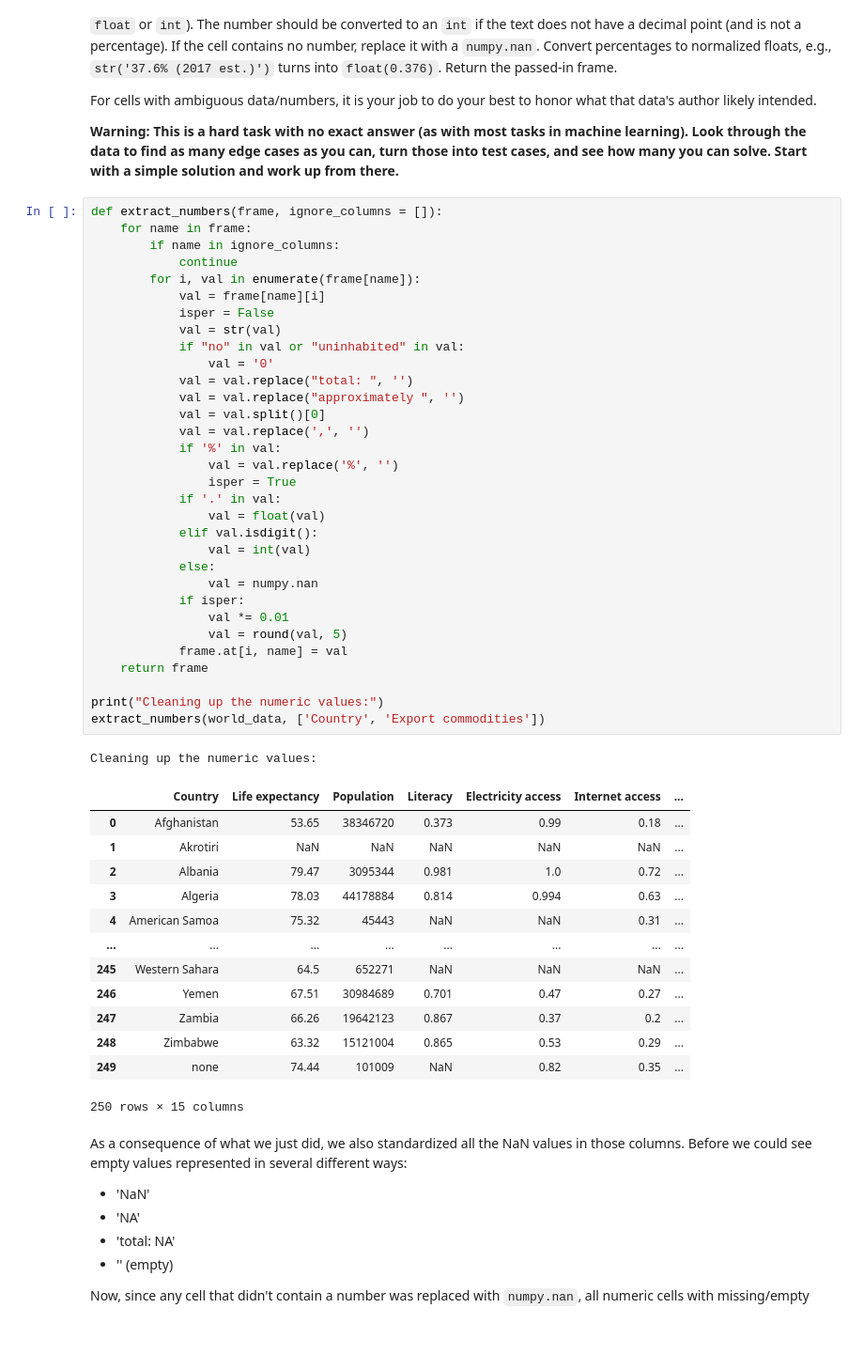
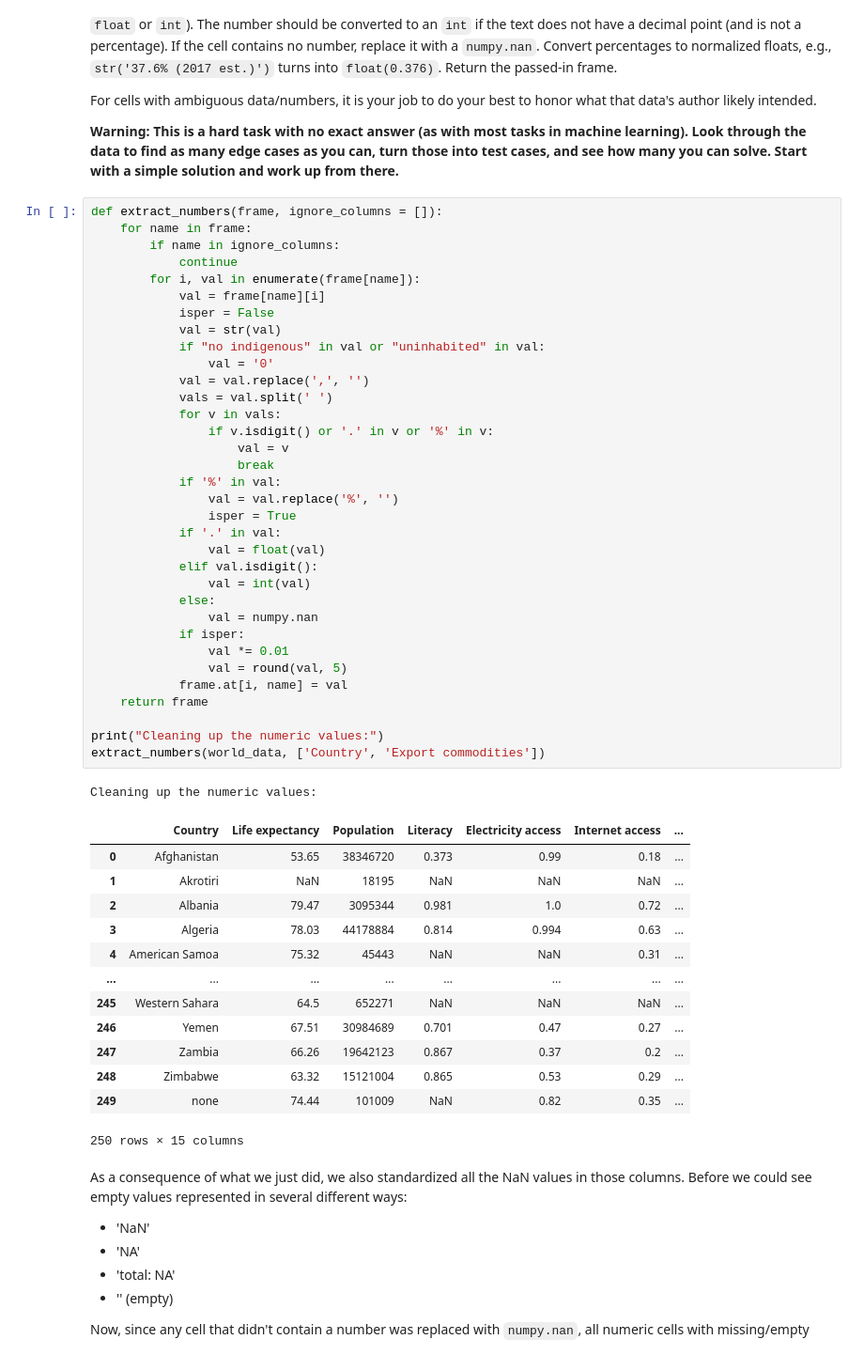
Before and after one commit to MarcusNelhams/HO3, a Jupyter notebook: assignment.ipynb, the cells around one changed output. Shown: that part at 94% size. Cells and saved outputs as stored; diff of their text form.

```diff
--- a/assignment.ipynb
+++ b/assignment.ipynb
@@ -212,38 +212,40 @@ def extract_numbers(frame, ignore_columns = []):
     for name in frame:
         if name in ignore_columns:
             continue
         for i, val in enumerate(frame[name]):
             val = frame[name][i]
             isper = False
             val = str(val)
-            if "no" in val or "uninhabited" in val:
+            if "no indigenous" in val or "uninhabited" in val:
                 val = '0'
-            val = val.replace("total: ", '')
-            val = val.replace("approximately ", '')
-            val = val.split()[0]
             val = val.replace(',', '')
+            vals = val.split(' ')
+            for v in vals:
+                if v.isdigit() or '.' in v or '%' in v:
+                    val = v
+                    break
             if '%' in val:
                 val = val.replace('%', '')
                 isper = True
             if '.' in val:
                 val = float(val)
             elif val.isdigit():
                 val = int(val)
             else:
                 val = numpy.nan
             if isper:
                 val *= 0.01
                 val = round(val, 5)
             frame.at[i, name] = val
     return frame
 
 print("Cleaning up the numeric values:")
 extract_numbers(world_data, ['Country', 'Export commodities'])
 # %% [output]
 Cleaning up the numeric values:
 |  | Country | Life expectancy | Population | Literacy | Electricity access | Internet access | ... |
 | 0 | Afghanistan | 53.65 | 38346720 | 0.373 | 0.99 | 0.18 | ... |
-| 1 | Akrotiri | NaN | NaN | NaN | NaN | NaN | ... |
+| 1 | Akrotiri | NaN | 18195 | NaN | NaN | NaN | ... |
 | 2 | Albania | 79.47 | 3095344 | 0.981 | 1.0 | 0.72 | ... |
 | 3 | Algeria | 78.03 | 44178884 | 0.814 | 0.994 | 0.63 | ... |
 | 4 | American Samoa | 75.32 | 45443 | NaN | NaN | 0.31 | ... |
```
Also changed, not shown: parts of 8 cells of this notebook.
